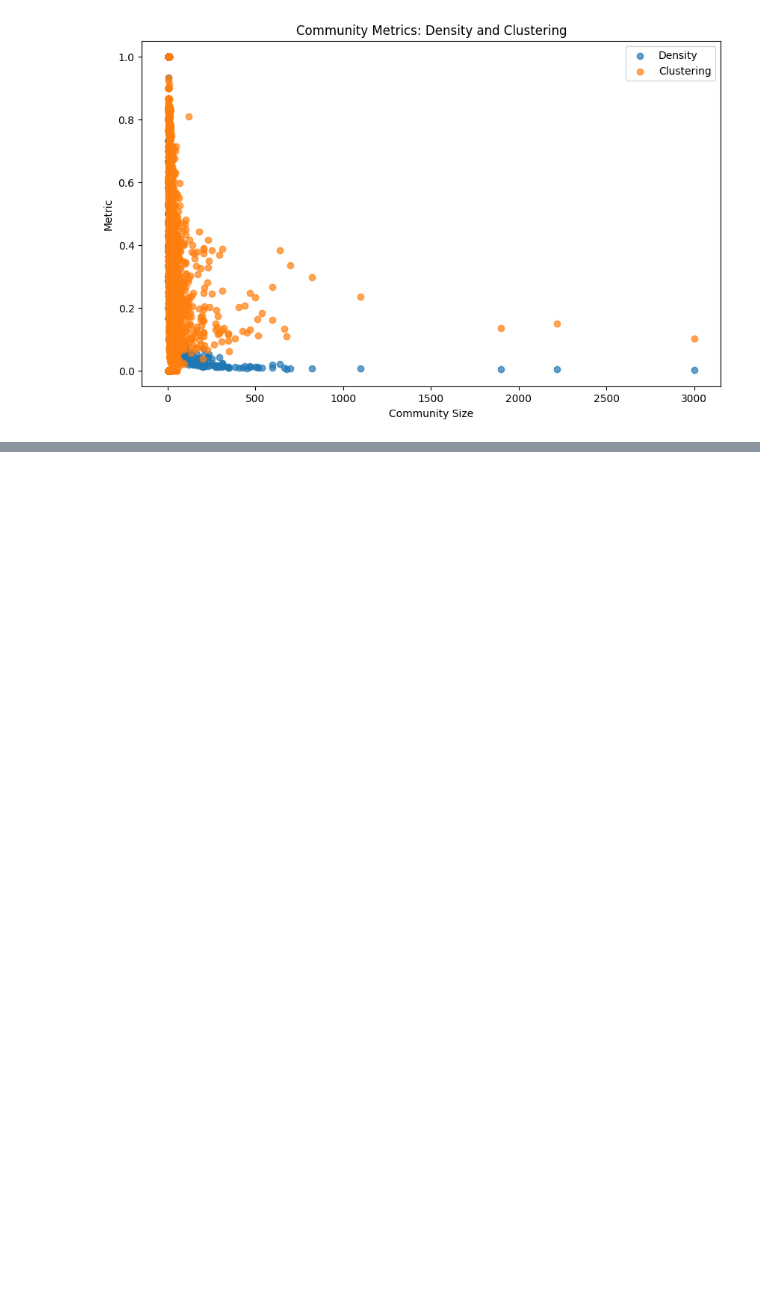
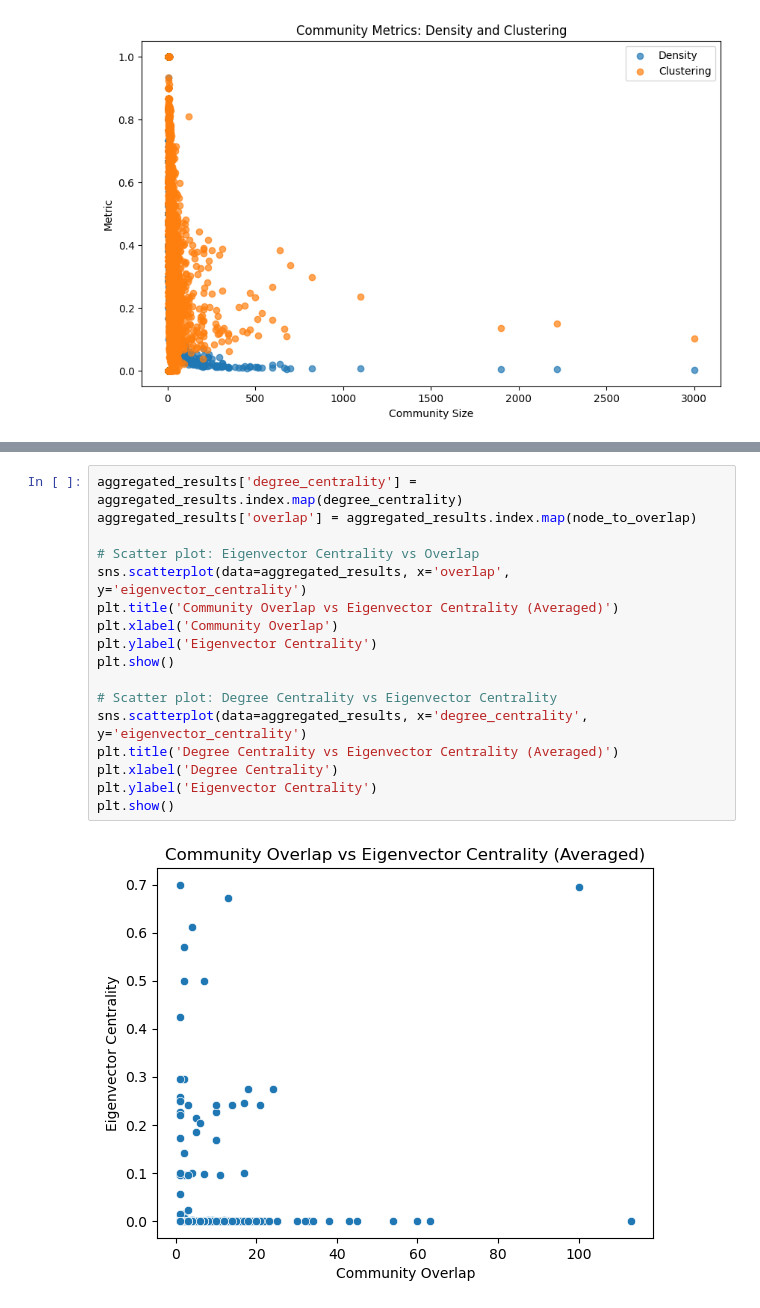
Before and after one commit to danielcl24/projeto_adc, a Jupyter notebook: projeto_adc.ipynb, the cells around one changed output, grey strips where cells are left out. Cells and saved outputs as stored; diff of their text form; blank space fills up the shorter version.

```diff
--- a/projeto_adc.ipynb
+++ b/projeto_adc.ipynb
@@ -716,0 +854,19 @@ plot_community_metrics(community_metrics_df)
+# %%
+aggregated_results['degree_centrality'] = aggregated_results.index.map(degree_centrality)
+aggregated_results['overlap'] = aggregated_results.index.map(node_to_overlap)
+
+# Scatter plot: Eigenvector Centrality vs Overlap
+sns.scatterplot(data=aggregated_results, x='overlap', y='eigenvector_centrality')
+plt.title('Community Overlap vs Eigenvector Centrality (Averaged)')
+plt.xlabel('Community Overlap')
+plt.ylabel('Eigenvector Centrality')
+plt.show()
+
+# Scatter plot: Degree Centrality vs Eigenvector Centrality
+sns.scatterplot(data=aggregated_results, x='degree_centrality', y='eigenvector_centrality')
+plt.title('Degree Centrality vs Eigenvector Centrality (Averaged)')
+plt.xlabel('Degree Centrality')
+plt.ylabel('Eigenvector Centrality')
+plt.show()
+# %% [output]
+[figure, added]
```
Also changed, not shown: parts of 15 cells of this notebook, 1 other file.
